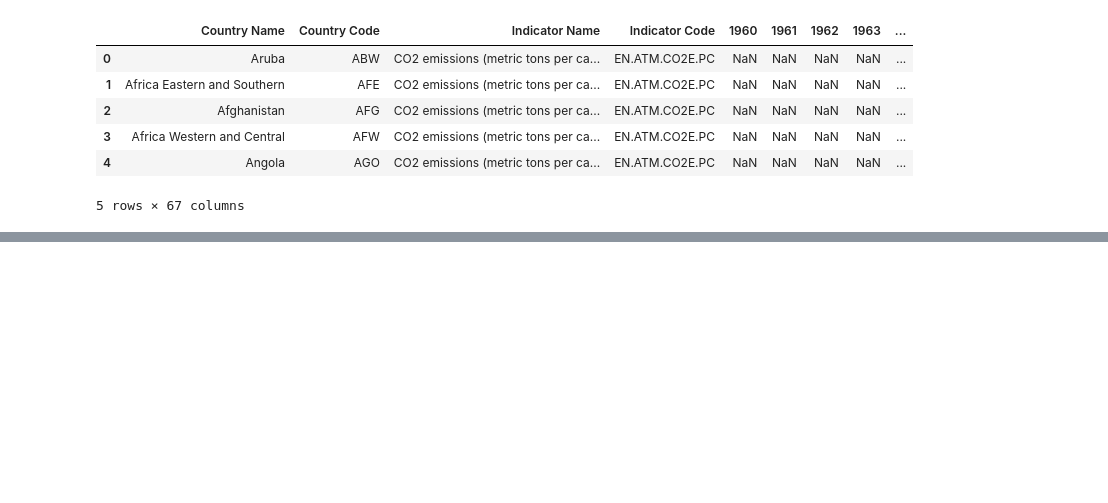
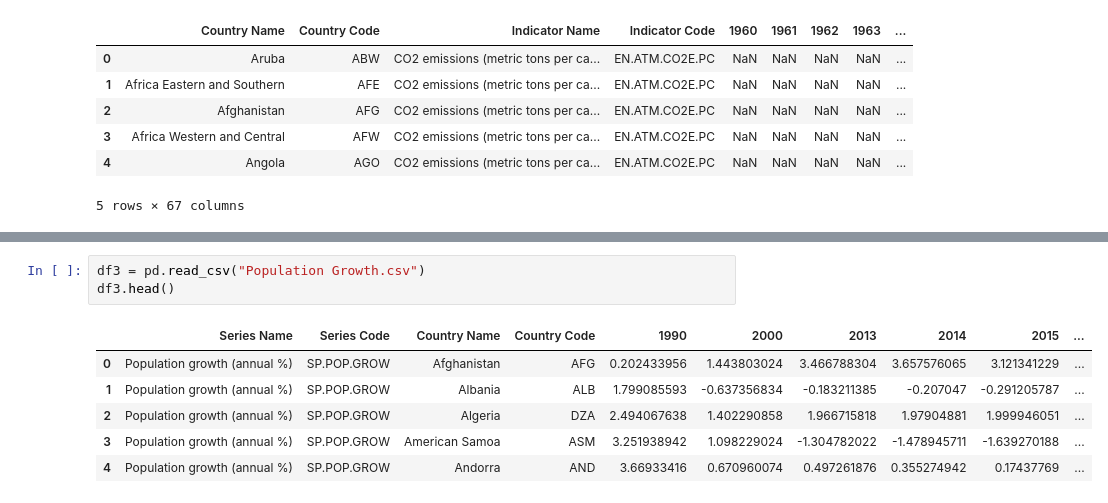
Before and after one commit to Amudalapallyparimala24/Applied-Data-Science, a Jupyter notebook: World_Bank.ipynb, the cells around one changed output, grey strips where cells are left out. Cells and saved outputs as stored; diff of their text form; blank space fills up the shorter version.

```diff
--- a/World_Bank.ipynb
+++ b/World_Bank.ipynb
@@ -15,0 +27,10 @@ df.head()
+# %%
+df3 = pd.read_csv("Population Growth.csv")
+df3.head()
+# %% [output]
+|  | Series Name | Series Code | Country Name | Country Code | 1990 | 2000 | 2013 | 2014 | 2015 | ... |
+| 0 | Population growth (annual %) | SP.POP.GROW | Afghanistan | AFG | 0.202433956 | 1.443803024 | 3.466788304 | 3.657576065 | 3.121341229 | ... |
+| 1 | Population growth (annual %) | SP.POP.GROW | Albania | ALB | 1.799085593 | -0.637356834 | -0.183211385 | -0.207047 | -0.291205787 | ... |
+| 2 | Population growth (annual %) | SP.POP.GROW | Algeria | DZA | 2.494067638 | 1.402290858 | 1.966715818 | 1.97904881 | 1.999946051 | ... |
+| 3 | Population growth (annual %) | SP.POP.GROW | American Samoa | ASM | 3.251938942 | 1.098229024 | -1.304782022 | -1.478945711 | -1.639270188 | ... |
+| 4 | Population growth (annual %) | SP.POP.GROW | Andorra | AND | 3.66933416 | 0.670960074 | 0.497261876 | 0.355274942 | 0.17437769 | ... |
```
Also changed, not shown: parts of 12 cells of this notebook.
